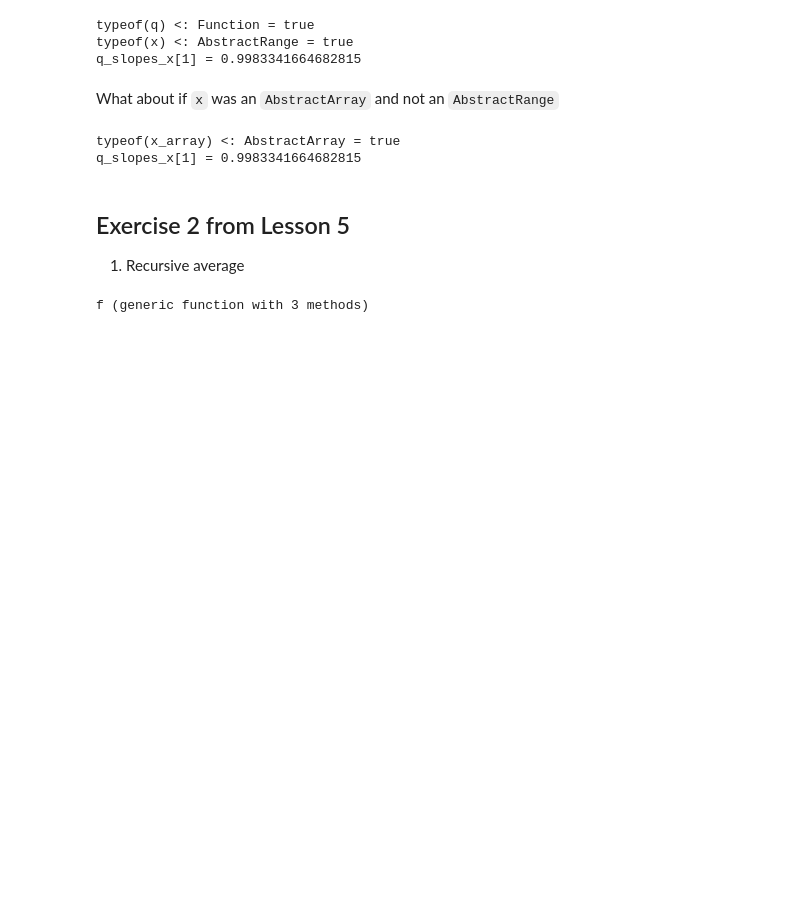
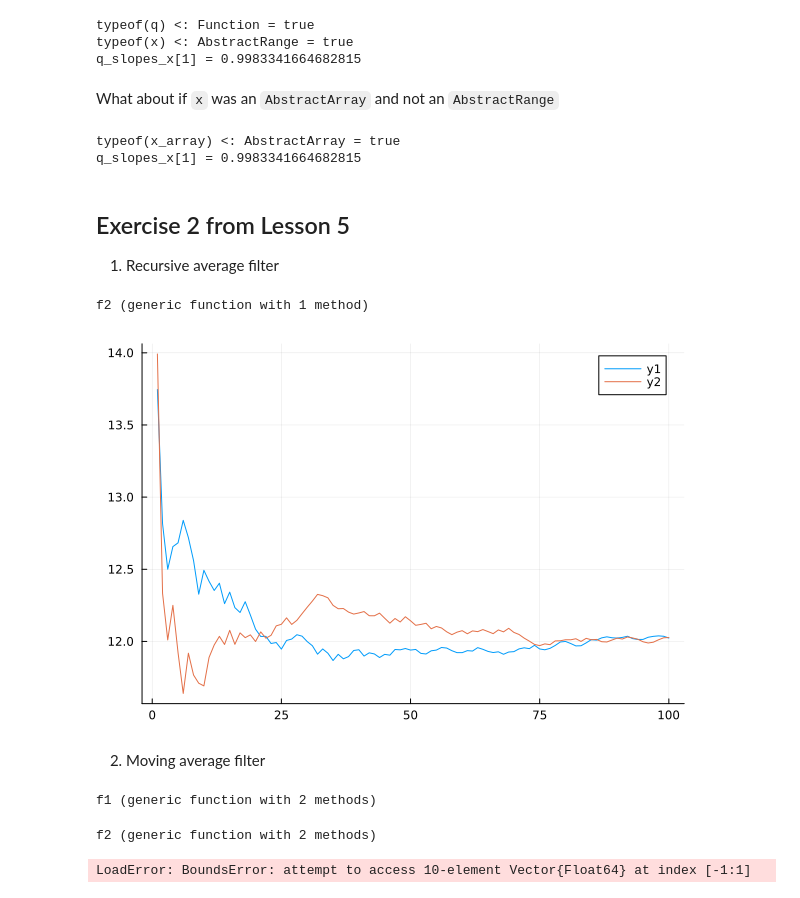
Before and after one commit to BraddWForster/learning_julia, a Jupyter notebook: coding_basics/Lesson 5.ipynb, the cells around one changed output. Cells and saved outputs as stored; diff of their text form; code cells hidden in the pictures; blank space fills up the shorter version.

Commit message:
moving average filtering

```diff
--- a/coding_basics/Lesson 5.ipynb
+++ b/coding_basics/Lesson 5.ipynb
@@ -515,7 +515,7 @@ q_slopes_x[1] = 0.9983341664682815
 # %% [markdown]
 ## Exercise 2 from Lesson 5
 
-1. Recursive average
+1. Recursive average filter
 # %%
 function f(k::Int64)
     Y = zeros(k)
@@ -527,7 +527,66 @@ function f(k::Int64)
     end
     return μ
 end
+
+function f2(k::Int64)
+    Y = zeros(k)
+    μ = zeros(k)
+    α = 10
+    for i in 1:k
+        Y[i] = α + 4*rand()
+        if i == 1
+            μ[i] = Y[i]
+        else
+            μ[i] = (i-1)/i * μ[i-1] + 1/i * Y[i]
+        end
+    end
+    return μ
+end
 # %% [output]
-f (generic function with 3 methods)
+f2 (generic function with 1 method)
 # %%
-f(1)
+using Plots
+plot(f(100))
+plot!(f2(100))
+# %% [output]
+[figure, added]
+# %% [markdown]
+2. Moving average filter
+# %%
+function f1(k::Int64)
+    α = 1
+    β = 1
+    Y = zeros(k)
+    ϵ = 2*rand(k)
+
+    for i in 1:k
+        if i == 1
+            Y[i] = α + ϵ[i]
+        else
+            Y[i] = α + Y[i-1] + ϵ[i]
+        end
+    end
+    return Y
+end
+# %% [output]
+f1 (generic function with 2 methods)
+# %%
+function f2(n::Int64, k::Int64)
+    Y = f1(k)
+    MA = zeros(k)
+
+    for i in 1:k
+        if n <= i
+            MA[i] = sum(Y[1:i])/n
+        else
+            MA[i] = sum(Y[(i-n):i])/n
+        end
+    end
+    return (; val = Y, avg = MA)
+end
+# %% [output]
+f2 (generic function with 2 methods)
+# %%
+f2(2,10)
+# %% [output]
+LoadError: BoundsError: attempt to access 10-element Vector{Float64} at index [-1:1]
```
